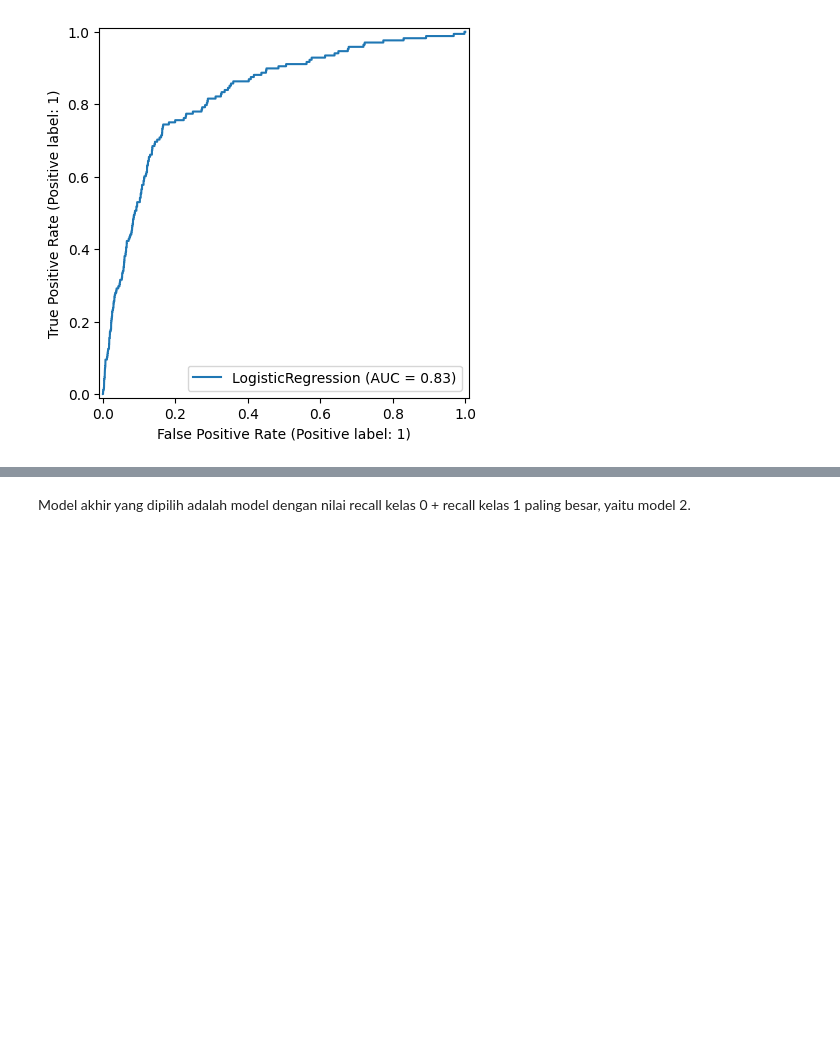
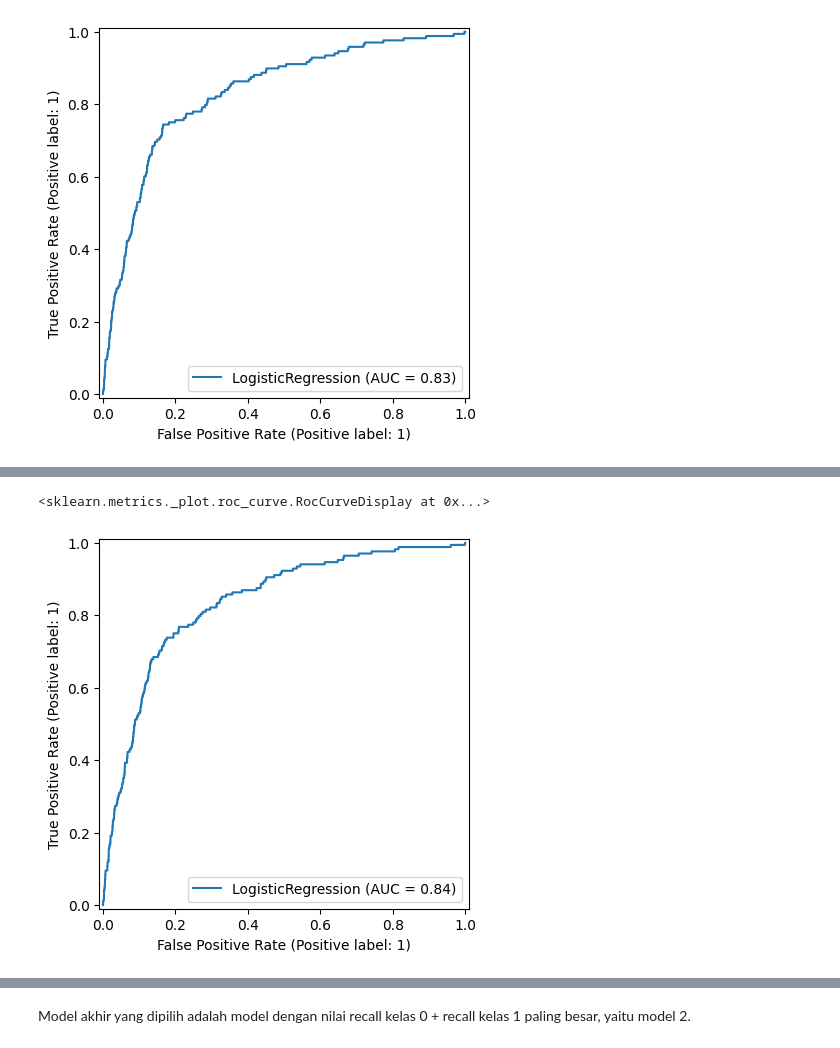
Before and after one commit to jupytersmoon/capstone-project-3, a Jupyter notebook: capstone3.ipynb, the cells around one changed output, grey strips where cells are left out. Drawn from its saved outputs; the diff is of its cells as text; code cells hidden in the pictures; blank space fills up the shorter version.

```diff
--- a/capstone3.ipynb
+++ b/capstone3.ipynb
@@ -1028,3 +1054,8 @@ RocCurveDisplay.from_estimator(model2, X_val_preprocessed, y_val)
+# %%
+RocCurveDisplay.from_estimator(model3, X_val_preprocessed, y_val)
+# %% [output]
+<sklearn.metrics._plot.roc_curve.RocCurveDisplay at 0x...>
+[figure, added]
 # %%
 cnf_matrix = confusion_matrix(y_val, y_pred)
 sns.heatmap(pd.DataFrame(cnf_matrix), annot=True, cmap="YlGnBu" ,fmt='g')
```
Also changed, not shown: parts of 10 cells of this notebook.
